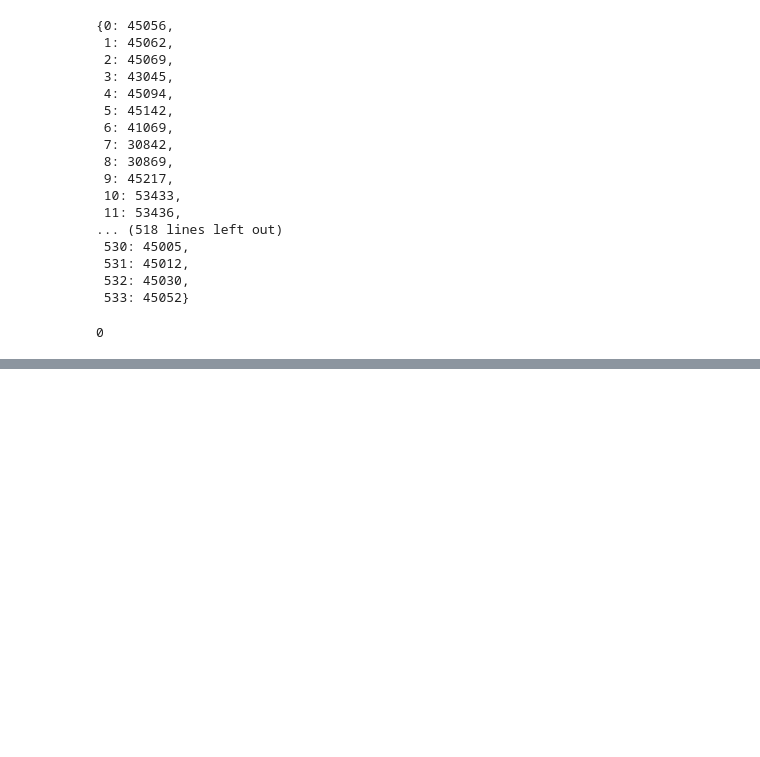
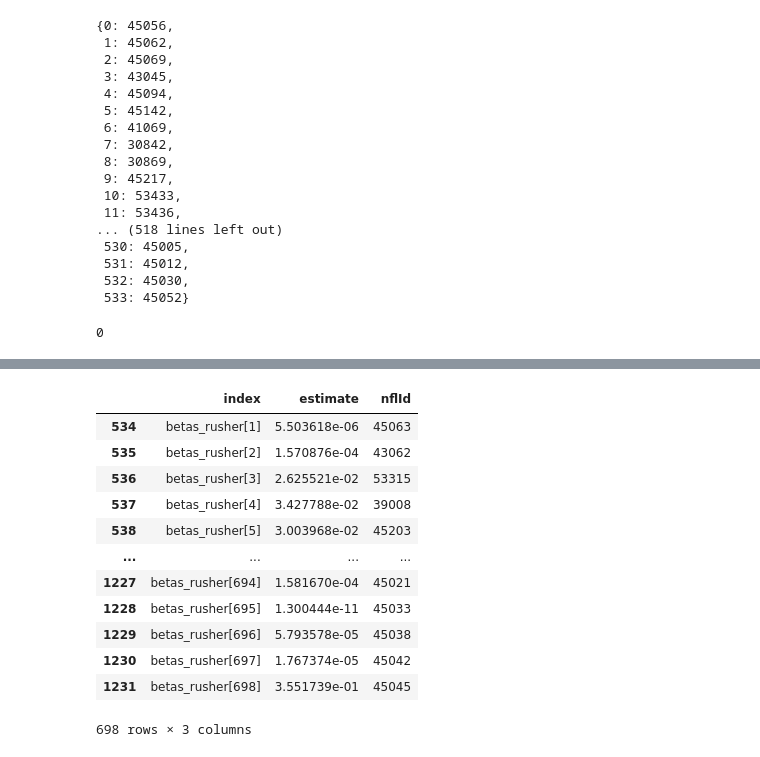
Before and after one commit to IshTheCoder/Matchup_Identifier, a Jupyter notebook: src/Maximization Sandbox.ipynb, the cells around one changed output, grey strips where cells are left out. Cells and saved outputs as stored; diff of their text form; code cells hidden in the pictures; blank space fills up the shorter version.

```diff
--- a/src/Maximization Sandbox.ipynb
+++ b/src/Maximization Sandbox.ipynb
@@ -707,0 +728,16 @@ np.isinf(strain_data["dy_pr_qb"]**2).sum()
+# %%
+rusher_coef_velo_df
+# %% [output]
+|  | index | estimate | nflId |
+| 534 | betas_rusher[1] | 5.503618e-06 | 45063 |
+| 535 | betas_rusher[2] | 1.570876e-04 | 43062 |
+| 536 | betas_rusher[3] | 2.625521e-02 | 53315 |
+| 537 | betas_rusher[4] | 3.427788e-02 | 39008 |
+| 538 | betas_rusher[5] | 3.003968e-02 | 45203 |
+| ... | ... | ... | ... |
+| 1227 | betas_rusher[694] | 1.581670e-04 | 45021 |
+| 1228 | betas_rusher[695] | 1.300444e-11 | 45033 |
+| 1229 | betas_rusher[696] | 5.793578e-05 | 45038 |
+| 1230 | betas_rusher[697] | 1.767374e-05 | 45042 |
+| 1231 | betas_rusher[698] | 3.551739e-01 | 45045 |
+698 rows × 3 columns
```
Also changed, not shown: parts of 11 cells of this notebook.
